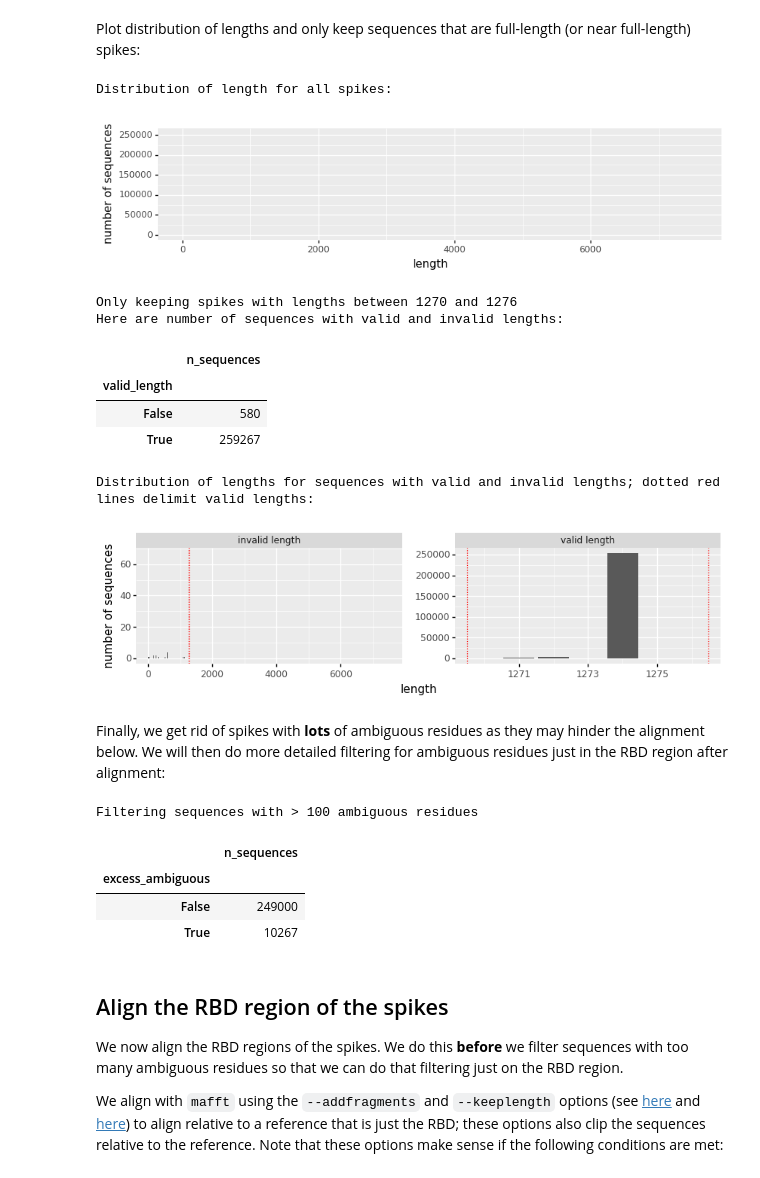
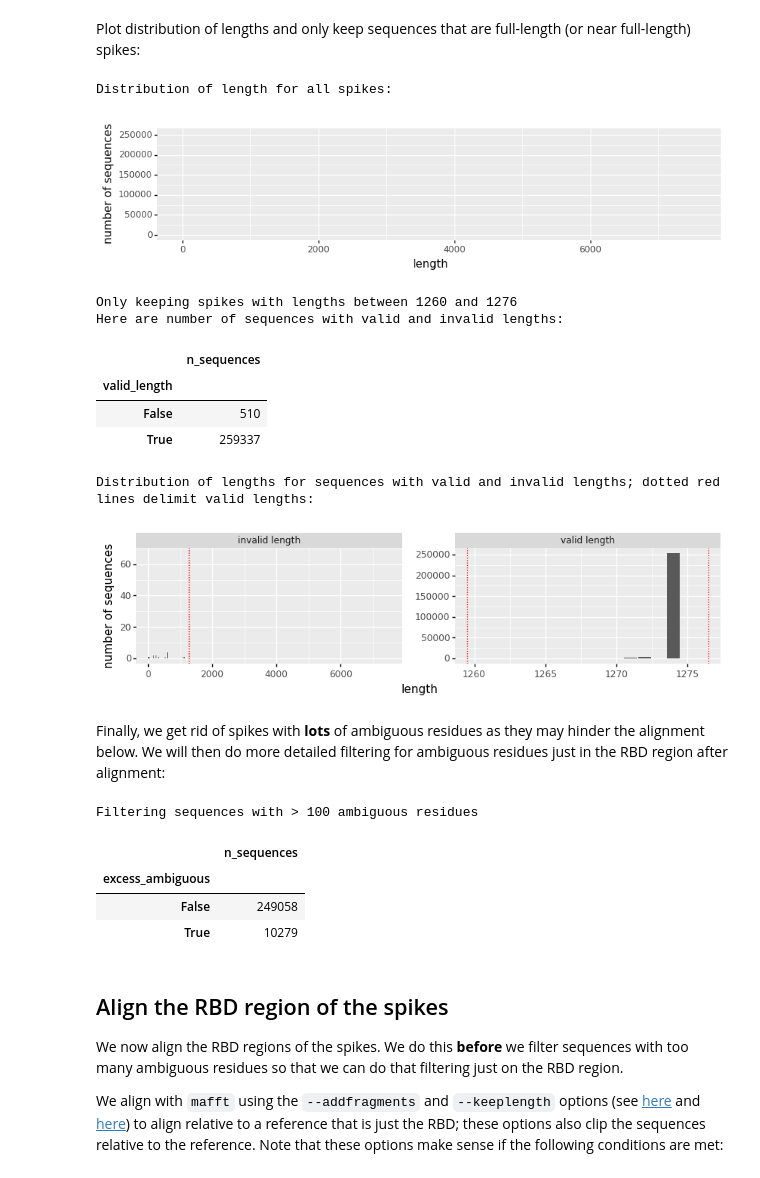
Before and after one commit to jbloomlab/SARS-CoV-2-RBD_MAP_HAARVI_sera, a Jupyter notebook: gisaid_rbd_mutations.ipynb, the cells around one changed output. Drawn from its saved outputs; the diff is of its cells as text; code cells hidden in the pictures.

```diff
--- a/gisaid_rbd_mutations.ipynb
+++ b/gisaid_rbd_mutations.ipynb
@@ -102,7 +102,7 @@ fig = p.draw()
 display(fig)
 plt.close(fig)
 
-min_length, max_length = 1270, 1276
+min_length, max_length = 1260, 1276
 print(f"\nOnly keeping spikes with lengths between {min_length} and {max_length}")
 spikes_df = (
     spikes_df
@@ -115,37 +115,37 @@ display(HTML(spikes_df
              .aggregate(n_sequences=pd.NamedAgg('seqrecord', 'count'))
              .to_html()
              ))
 
 print('\nDistribution of lengths for sequences with valid and invalid lengths; '
       'dotted red lines delimit valid lengths:')
 p = (ggplot(spikes_df
             .assign(valid_length=lambda x: x['valid_length'].map({True: 'valid length',
                                                                   False: 'invalid length'}))
             ) +
      aes('length') +
      geom_bar() +
      ylab('number of sequences') +
      theme(figure_size=(10, 2), subplots_adjust={'wspace': 0.2}) +
      facet_wrap('~ valid_length', scales='free') +
      geom_vline(xintercept=min_length - 0.5, color='red', linetype='dotted') +
      geom_vline(xintercept=max_length + 0.5, color='red', linetype='dotted')
      )
 fig = p.draw()
 display(fig)
 plt.close(fig)
 
 spikes_df = spikes_df.query('valid_length')
 # %% [output]
 Distribution of length for all spikes:
 [figure]
-Only keeping spikes with lengths between 1270 and 1276
+Only keeping spikes with lengths between 1260 and 1276
 Here are number of sequences with valid and invalid lengths:
 |  | n_sequences |
 | valid_length |  |
-| False | 580 |
-| True | 259267 |
+| False | 510 |
+| True | 259337 |
 Distribution of lengths for sequences with valid and invalid lengths; dotted red lines delimit valid lengths:
-[figure, old version]
+[figure, new version]
 # %% [markdown]
 Finally, we get rid of spikes with **lots** of ambiguous residues as they may hinder the alignment below.
 We will then do more detailed filtering for ambiguous residues just in the RBD region after alignment:
@@ -166,8 +166,8 @@ display(HTML(
 Filtering sequences with > 100 ambiguous residues
 |  | n_sequences |
 | excess_ambiguous |  |
-| False | 249000 |
-| True | 10267 |
+| False | 249058 |
+| True | 10279 |
 # %% [markdown]
 ## Align the RBD region of the spikes
 We now align the RBD regions of the spikes.
```
Also changed, not shown: parts of 5 cells of this notebook, 12 other files.
